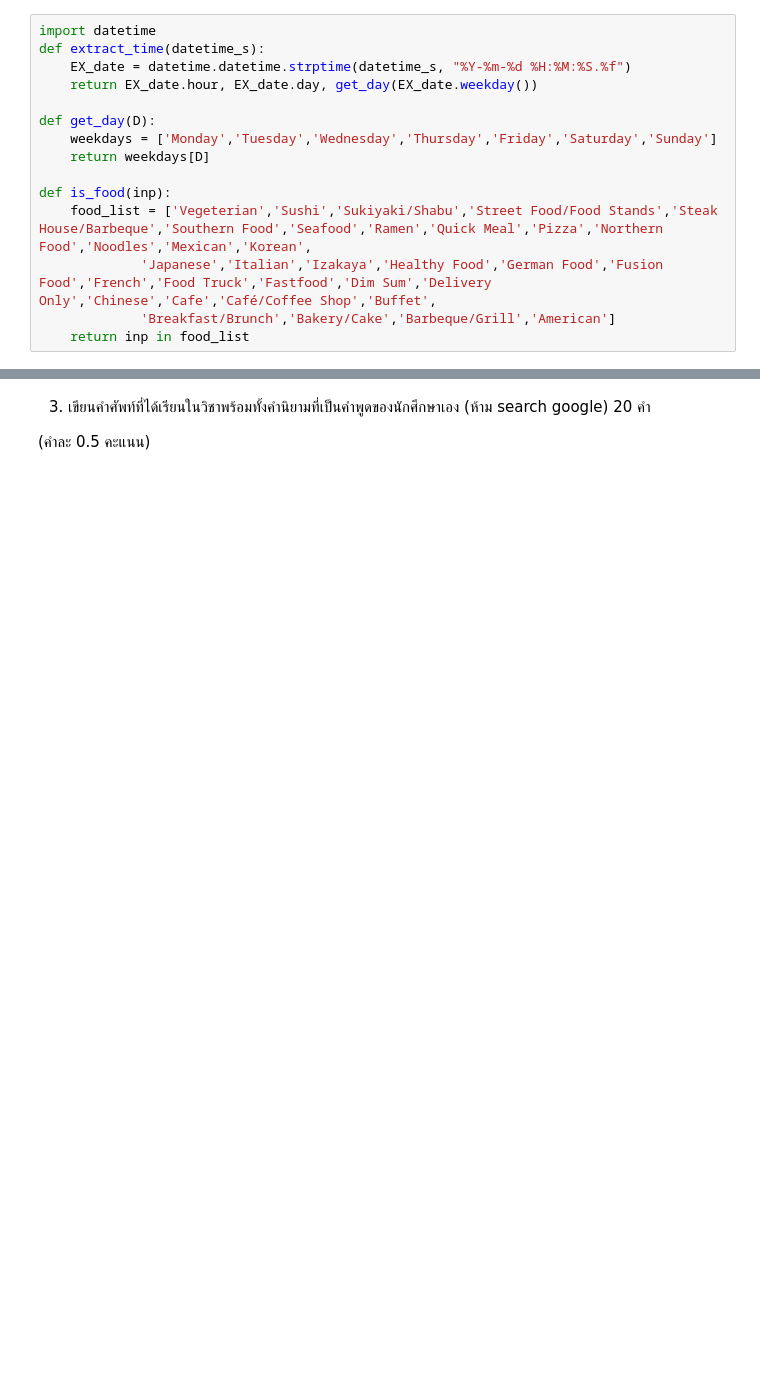
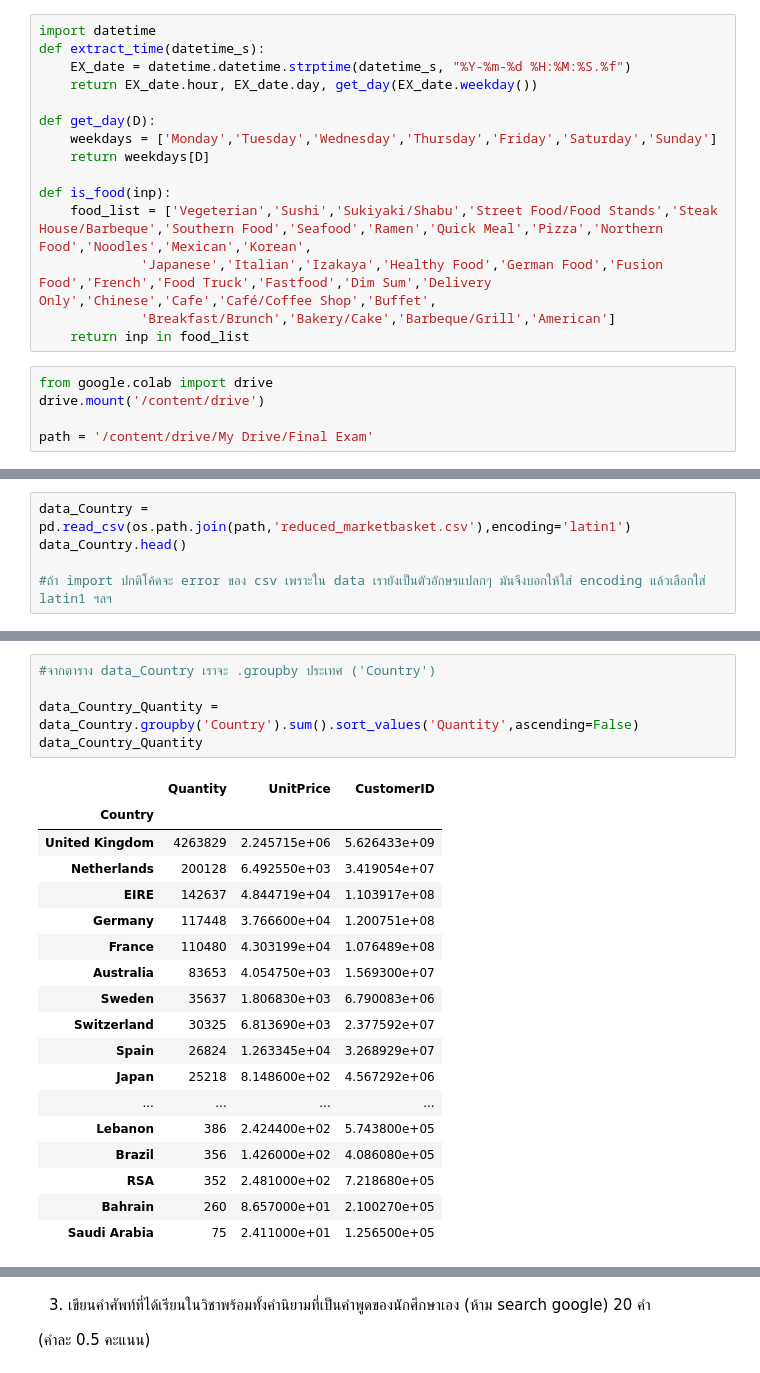
Before and after one commit to Kggzzz/KKU_data_mining, a Jupyter notebook: Final_Exam_2020.ipynb, the cells around one changed output, grey strips where cells are left out. Saved outputs shown, nothing was run; the diff lists cells and outputs as text; blank space fills up the shorter version.

```diff
--- a/Final_Exam_2020.ipynb
+++ b/Final_Exam_2020.ipynb
@@ -30,3 +30,8 @@ def is_food(inp):
              'Japanese','Italian','Izakaya','Healthy Food','German Food','Fusion Food','French','Food Truck','Fastfood','Dim Sum','Delivery Only','Chinese','Cafe','Café/Coffee Shop','Buffet',
              'Breakfast/Brunch','Bakery/Cake','Barbeque/Grill','American']
     return inp in food_list
+# %%
+from google.colab import drive
+drive.mount('/content/drive')
+
+path = '/content/drive/My Drive/Final Exam'
@@ -36,0 +310,5 @@ def is_food(inp):
+# %%
+data_Country = pd.read_csv(os.path.join(path,'reduced_marketbasket.csv'),encoding='latin1')
+data_Country.head()
+
+#ถ้า import ปกติโค้ดจะ error ของ csv เพราะใน data เรายังเป็นตัวอักษรแปลกๆ มันจึงบอกให้ใส่ encoding แล้วเลือกใส่ latin1 ฯลฯ
@@ -36,0 +322,24 @@ def is_food(inp):
+# %%
+#จากตาราง data_Country เราจะ .groupby ประเทศ ('Country')
+
+data_Country_Quantity = data_Country.groupby('Country').sum().sort_values('Quantity',ascending=False)
+data_Country_Quantity
+# %% [output]
+|  | Quantity | UnitPrice | CustomerID |
+| Country |  |  |  |
+| United Kingdom | 4263829 | 2.245715e+06 | 5.626433e+09 |
+| Netherlands | 200128 | 6.492550e+03 | 3.419054e+07 |
+| EIRE | 142637 | 4.844719e+04 | 1.103917e+08 |
+| Germany | 117448 | 3.766600e+04 | 1.200751e+08 |
+| France | 110480 | 4.303199e+04 | 1.076489e+08 |
+| Australia | 83653 | 4.054750e+03 | 1.569300e+07 |
+| Sweden | 35637 | 1.806830e+03 | 6.790083e+06 |
+| Switzerland | 30325 | 6.813690e+03 | 2.377592e+07 |
+| Spain | 26824 | 1.263345e+04 | 3.268929e+07 |
+| Japan | 25218 | 8.148600e+02 | 4.567292e+06 |
+| ... | ... | ... | ... |
+| Lebanon | 386 | 2.424400e+02 | 5.743800e+05 |
+| Brazil | 356 | 1.426000e+02 | 4.086080e+05 |
+| RSA | 352 | 2.481000e+02 | 7.218680e+05 |
+| Bahrain | 260 | 8.657000e+01 | 2.100270e+05 |
+| Saudi Arabia | 75 | 2.411000e+01 | 1.256500e+05 |
```
Also changed, not shown: parts of 42 cells of this notebook.
